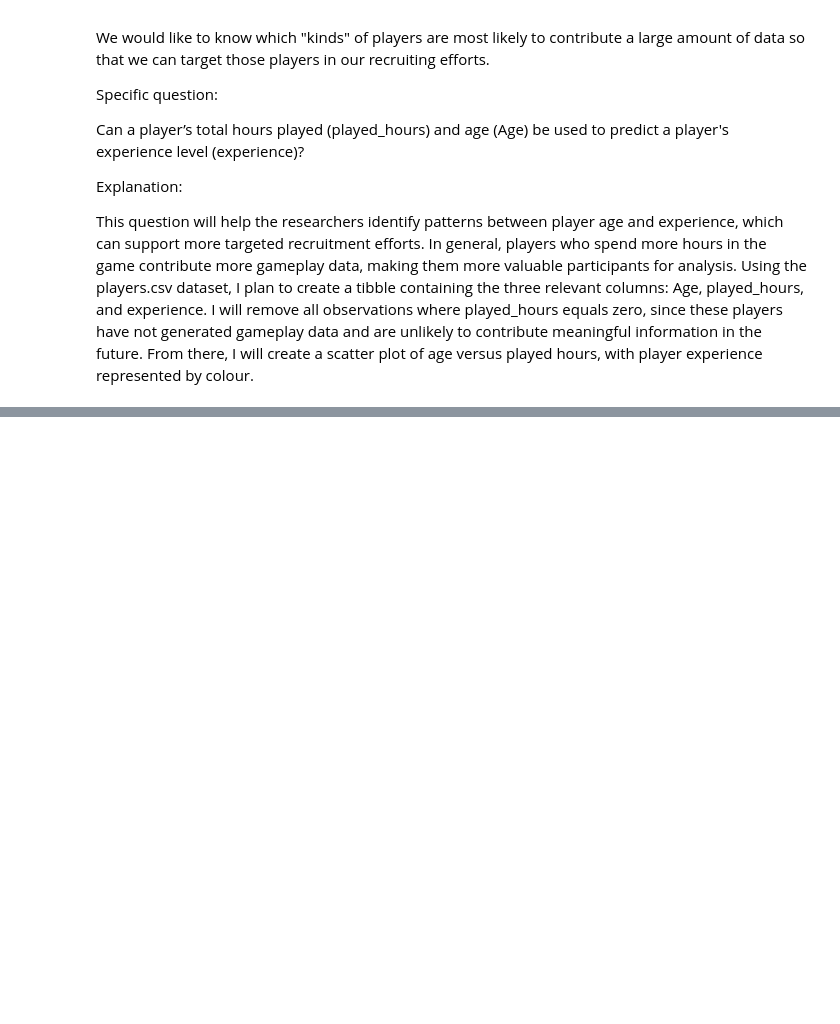
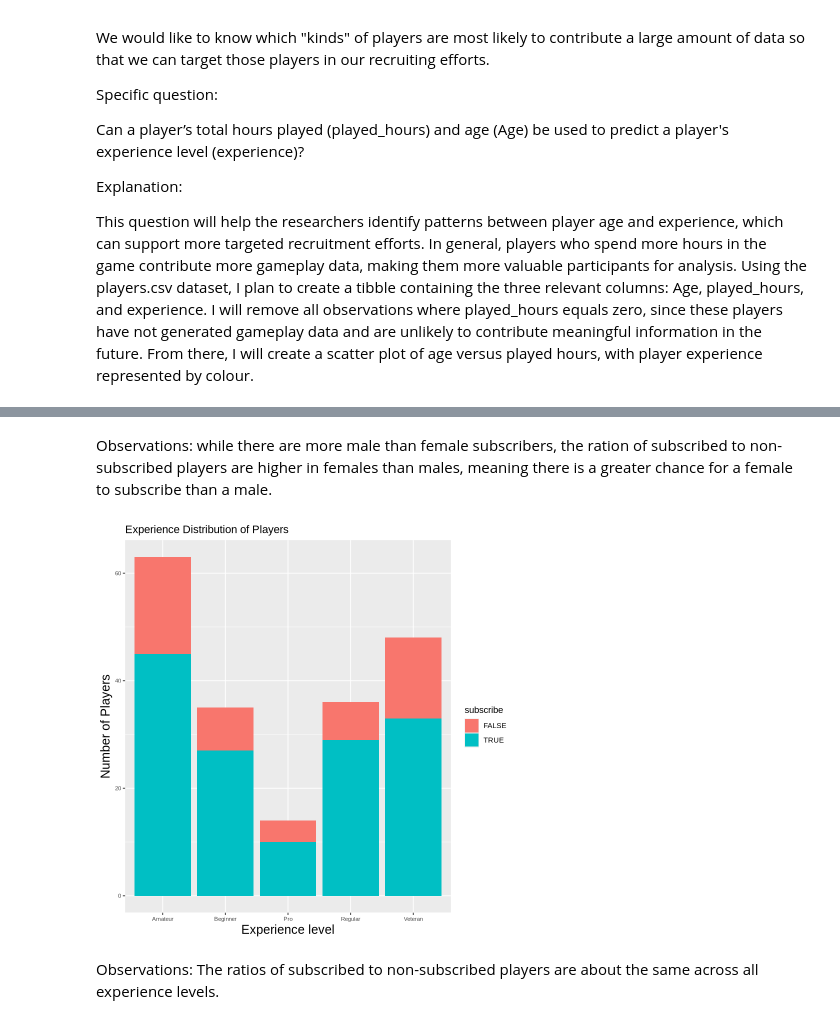
Before and after one commit to jonahblizzard5058-coder/Jonah-Cheung-DSCI-100-Project, a Jupyter notebook: Jonah_Cheung_DSCI100_Project_Individual_Portion.ipynb, the cells around one changed output, grey strips where cells are left out. Cells and saved outputs as stored; diff of their text form; code cells hidden in the pictures; blank space fills up the shorter version.

```diff
--- a/Jonah_Cheung_DSCI100_Project_Individual_Portion.ipynb
+++ b/Jonah_Cheung_DSCI100_Project_Individual_Portion.ipynb
@@ -124,0 +173,14 @@ This question will help the researchers identify patterns between player age and
+# %% [markdown]
+Observations: while there are more male than female subscribers, the ration of subscribed to non-subscribed players are higher in females than males, meaning there is a greater chance for a female to subscribe than a male.
+# %%
+#Bargraph to observe the player experience and subscription distribution of the data
+players_experience_bar<-ggplot(players, aes(x = experience, fill = subscribe)) +
+    geom_bar() +
+    labs(title = "Experience Distribution of Players", x = "Experience level", y = "Number of Players") +
+    theme(axis.title = element_text(size = 15),
+         axis.text = element_text(size = 7))
+players_experience_bar
+# %% [output]
+[figure, added]
+# %% [markdown]
+Observations: The ratios of subscribed to non-subscribed players are about the same across all experience levels.
```
Also changed, not shown: parts of 10 cells of this notebook.
